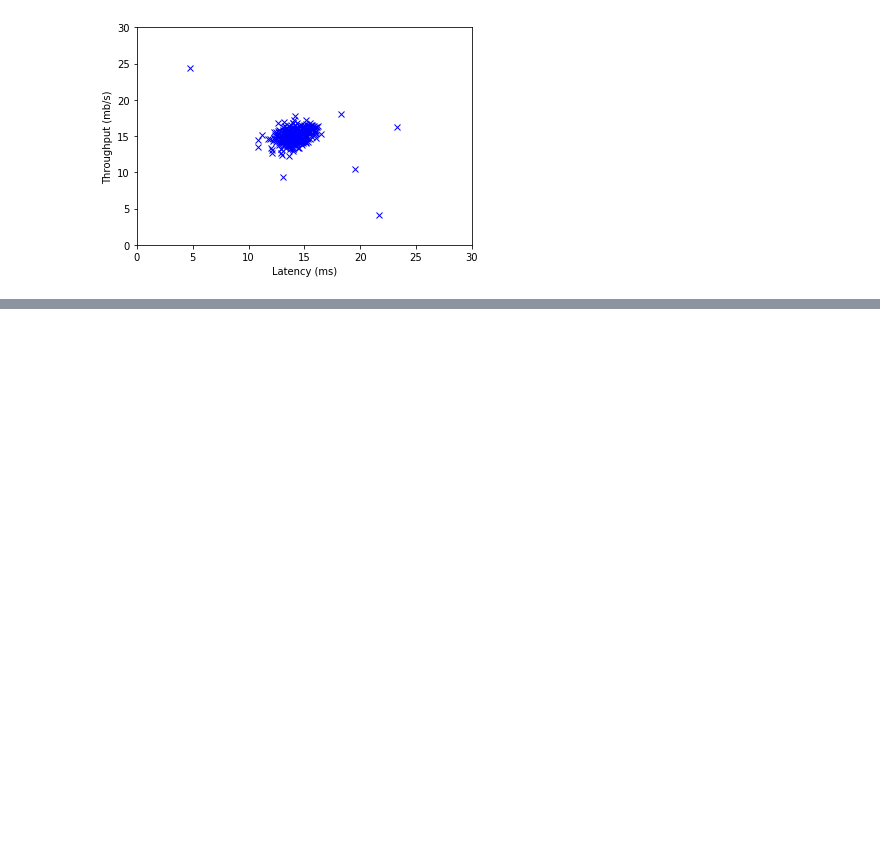
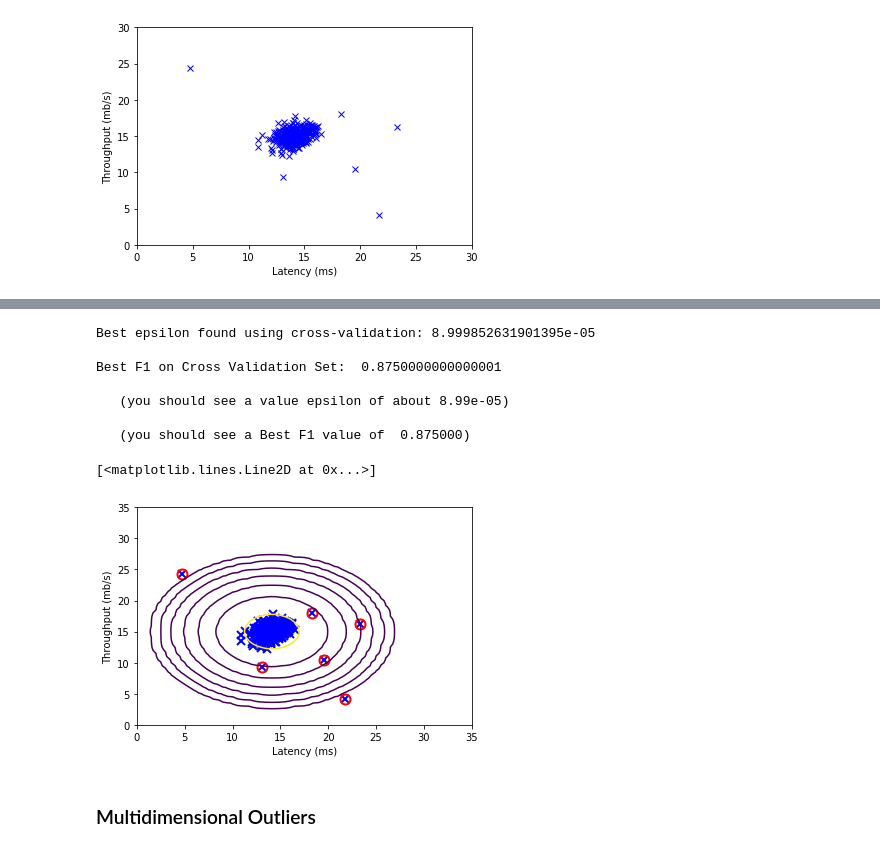
Before and after one commit to ShaneKoNaung/andrewng-coursera-ml-python, a Jupyter notebook: Exercise 8/Anomaly Detection.ipynb, the cells around one changed output, grey strips where cells are left out. Cells and saved outputs as stored; diff of their text form; code cells hidden in the pictures; blank space fills up the shorter version.

```diff
--- a/Exercise 8/Anomaly Detection.ipynb
+++ b/Exercise 8/Anomaly Detection.ipynb
@@ -11,6 +11,8 @@ print('Visualizing example dataset for outlier detection.\n\n')
 data = loadmat('ex8data1.mat')
 
 X = data['X']
+Xval = data['Xval']
+yval = data['yval'].ravel()
 
 plt.plot(X[:,0], X[:,1], 'bx')
 plt.axis([0, 30, 0, 30])
@@ -34,0 +78,50 @@ array([1.83263141, 1.70974533])
+# %%
+def selectThreshold(yval, pval):
+    bestEpsilon = 0
+    bestF1 = 0
+    F1 = 0
+
+    for epsilon in np.linspace(1.01*min(pval), max(pval), 1000):
+        tp = np.sum((yval == 1) & (pval < epsilon))
+        tn = np.sum((yval == 0) & (pval >= epsilon))
+        fp = np.sum((yval == 1) & (pval >= epsilon))
+        fn = np.sum((yval == 0) & (pval < epsilon))
+
+        precision = tp/(tp+fp)
+        recall = tp/(tp+fn)
+
+        F1 = (2 * precision * recall)/(precision + recall)
+
+        if F1 > bestF1:
+            bestF1 = F1
+            bestEpsilon = epsilon
+
+    return bestEpsilon, bestF1
+# %%
+pval = multivariateGaussian(Xval, mu, sigma2)
+
+[epsilon, F1] = selectThreshold(yval, pval)
+print(f'Best epsilon found using cross-validation: {epsilon}\n')
+print(f'Best F1 on Cross Validation Set:  {F1}\n')
+print('   (you should see a value epsilon of about 8.99e-05)\n')
+print('   (you should see a Best F1 value of  0.875000)\n\n')
+
+outliers = p < epsilon
+
+visualizeFit(X,  mu, sigma2)
+plt.xlabel('Latency (ms)')
+plt.ylabel('Throughput (mb/s)')
+
+plt.plot(X[outliers, 0], X[outliers, 1], 'ro', ms=10, mfc='None', mew=2)
+# %% [output]
+Best epsilon found using cross-validation: 8.999852631901395e-05
+
+Best F1 on Cross Validation Set:  0.8750000000000001
+
+   (you should see a value epsilon of about 8.99e-05)
+
+   (you should see a Best F1 value of  0.875000)
+[<matplotlib.lines.Line2D at 0x...>]
+[figure, added]
+# %% [markdown]
+### Multidimensional Outliers
```
Also changed, not shown: parts of 6 cells of this notebook.
